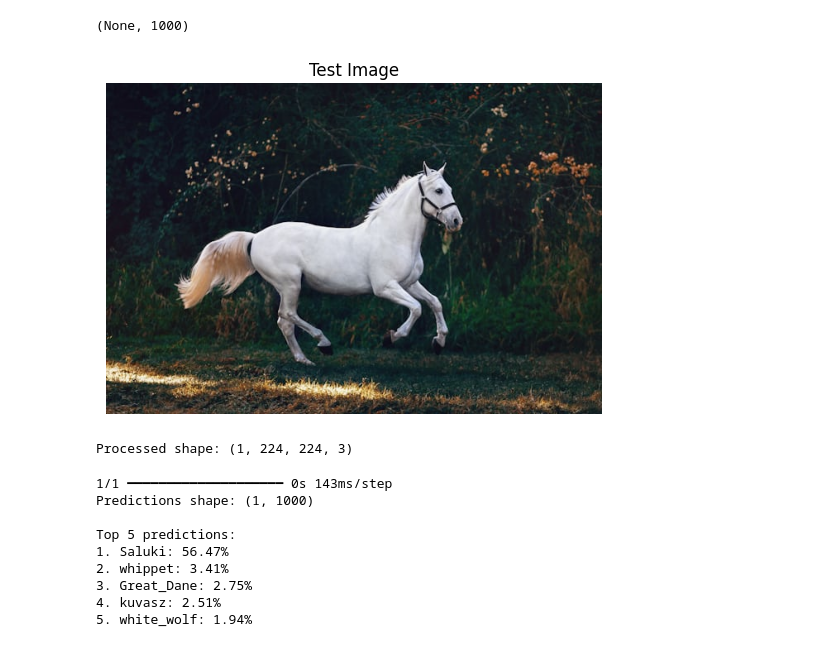
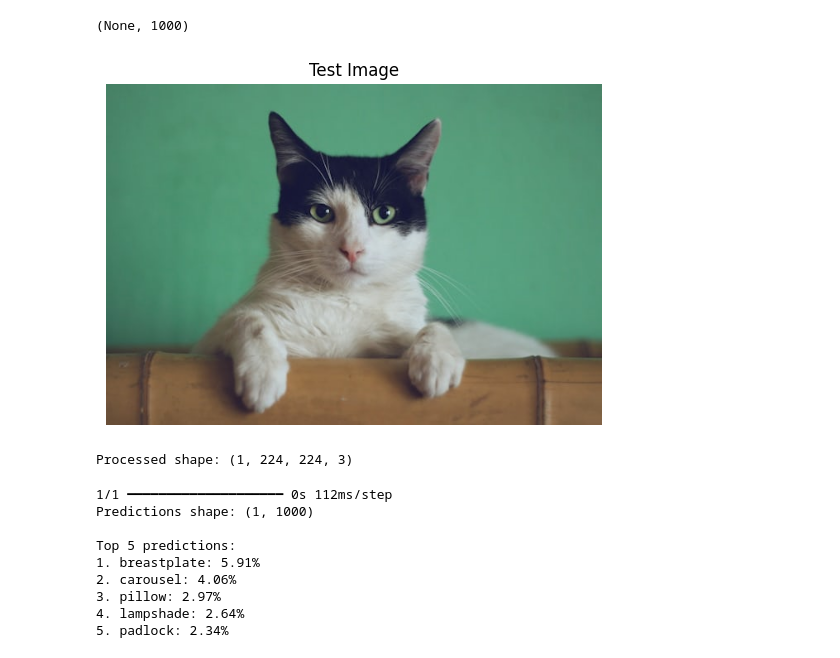
Before and after one commit to ali-faraz-py/NeuralLens, a Jupyter notebook: Notebook/explore.ipynb, the cells around one changed output. Cells and saved outputs as stored; diff of their text form; code cells hidden in the pictures.

```diff
--- a/Notebook/explore.ipynb
+++ b/Notebook/explore.ipynb
@@ -21,25 +19,25 @@ model.output_shape
 # %% [output]
 (None, 1000)
 # %%
-url = "https://images.unsplash.com/photo-1553284965-83fd3e82fa5a?w=600&auto=format&fit=crop&q=60&ixlib=rb-4.1.0&ixid=M3wxMjA3fDB8MHxzZWFyY2h8Mnx8aG9yc2V8ZW58MHx8MHx8fDA%3D"
+url = "https://images.unsplash.com/photo-1514888286974-6c03e2ca1dba?w=600&auto=format&fit=crop&q=60&ixlib=rb-4.1.0&ixid=M3wxMjA3fDB8MHxzZWFyY2h8Mnx8Y2F0fGVufDB8fDB8fHww"
 
 headers = {
     "User-Agent": "Mozilla/5.0 (Windows NT 10.0; Win64; x64) AppleWebKit/537.36 (KHTML, like Gecko) Chrome/91.0.4472.124 Safari/537.36"
 }
 
 response = requests.get(url, headers=headers)
 
 if response.status_code == 200:
     img = Image.open(BytesIO(response.content))
 
     plt.imshow(img)
     plt.axis('off')
     plt.title('Test Image')
     plt.show()
 else:
     print(f"Failed to download. Error code: {response.status_code}")
 # %% [output]
-[figure, old version]
+[figure, new version]
 # %%
 def preprocess_image(img):
     img = img.resize((224, 224))
@@ -61,12 +59,12 @@ print("\nTop 5 predictions:")
 for rank, (id, label, confidence) in enumerate(results):
     print(f"{rank+1}. {label}: {confidence:.2%}")
 # %% [output]
-1/1 ━━━━━━━━━━━━━━━━━━━━ 0s 143ms/step
+1/1 ━━━━━━━━━━━━━━━━━━━━ 0s 112ms/step
 Predictions shape: (1, 1000)
 
 Top 5 predictions:
-1. Saluki: 56.47%
-2. whippet: 3.41%
-3. Great_Dane: 2.75%
-4. kuvasz: 2.51%
-5. white_wolf: 1.94%
+1. breastplate: 5.91%
+2. carousel: 4.06%
+3. pillow: 2.97%
+4. lampshade: 2.64%
+5. padlock: 2.34%
```
Also changed, not shown: parts of 2 cells of this notebook, 5 other files.
